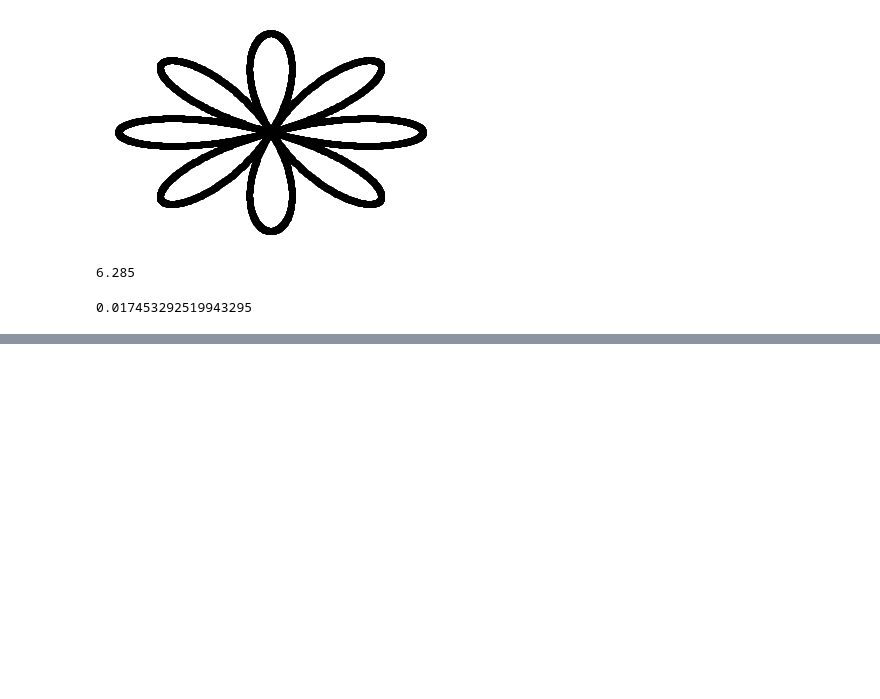
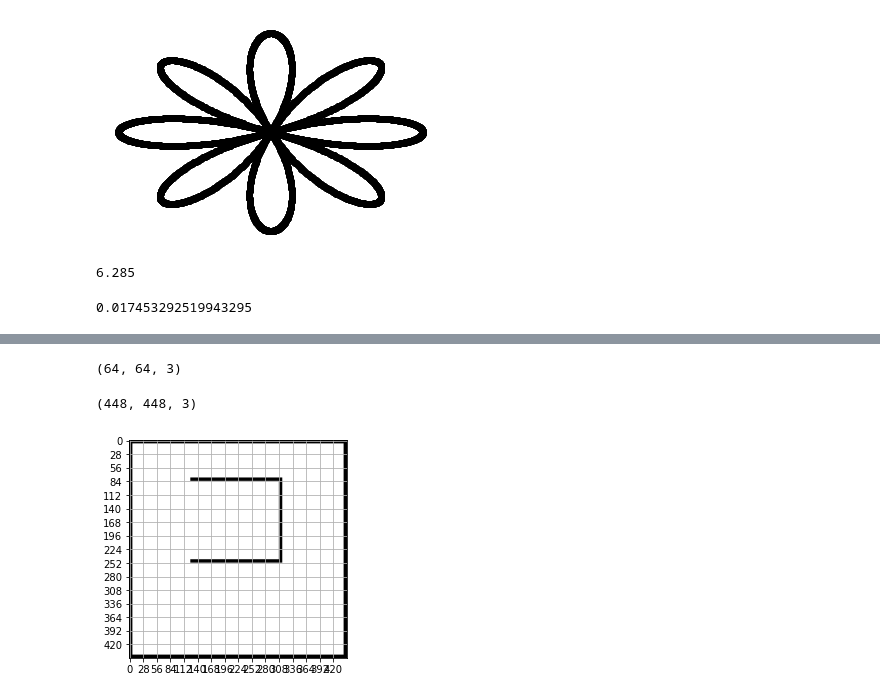
Before and after one commit to fbartelt/Planejamento-de-Movimento-de-Robos, a Jupyter notebook: test.ipynb, the cells around one changed output, grey strips where cells are left out. Cells and saved outputs as stored; diff of their text form; code cells hidden in the pictures; blank space fills up the shorter version.

```diff
--- a/test.ipynb
+++ b/test.ipynb
@@ -822,0 +835,19 @@ np.deg2rad(1)
+# %%
+print(img.shape)
+height, width = (16, 16) # in meters
+scale = 28 # meters / pixel
+img_big = cv2.resize(img, (width * scale, height * scale), interpolation = cv2.INTER_AREA)
+img_big.shape
+
+#(img/255).astype(np.int64)
+# %% [output]
+(64, 64, 3)
+(448, 448, 3)
+# %%
+plt.imshow(img_big)
+plt.xticks(np.arange(0, 448, 28))
+plt.yticks(np.arange(0, 448, 28))
+plt.grid()
+plt.show()
+# %% [output]
+[figure, added]
```
Also changed, not shown: parts of 19 cells of this notebook, 33 other files.
